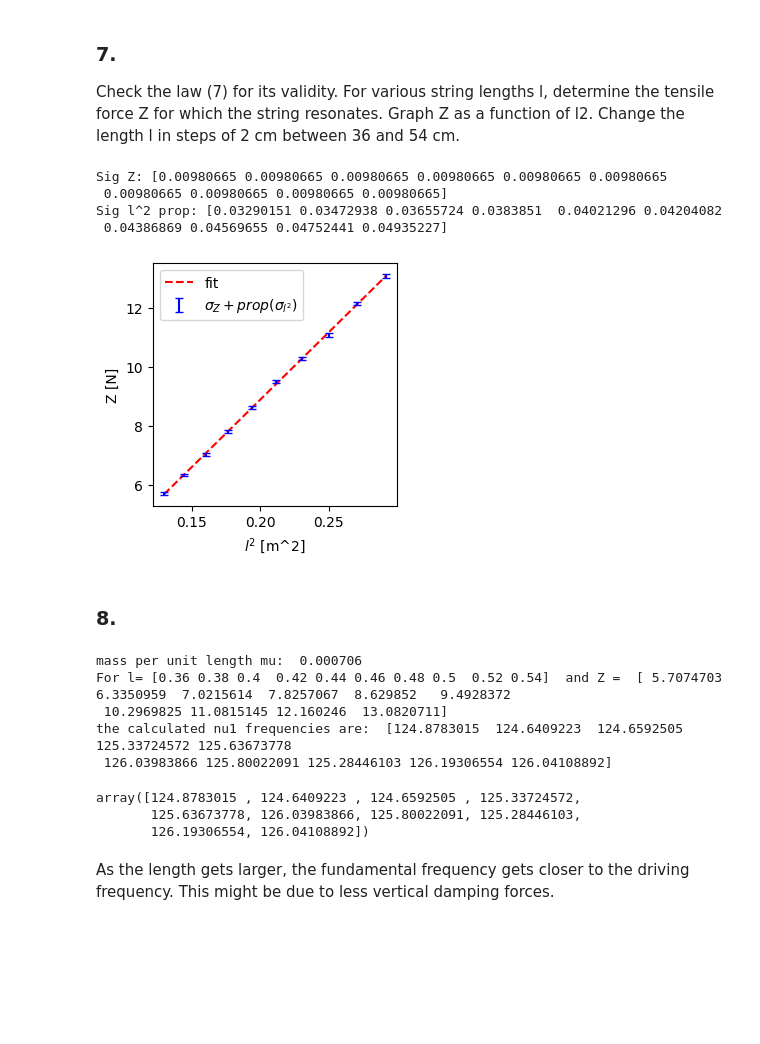
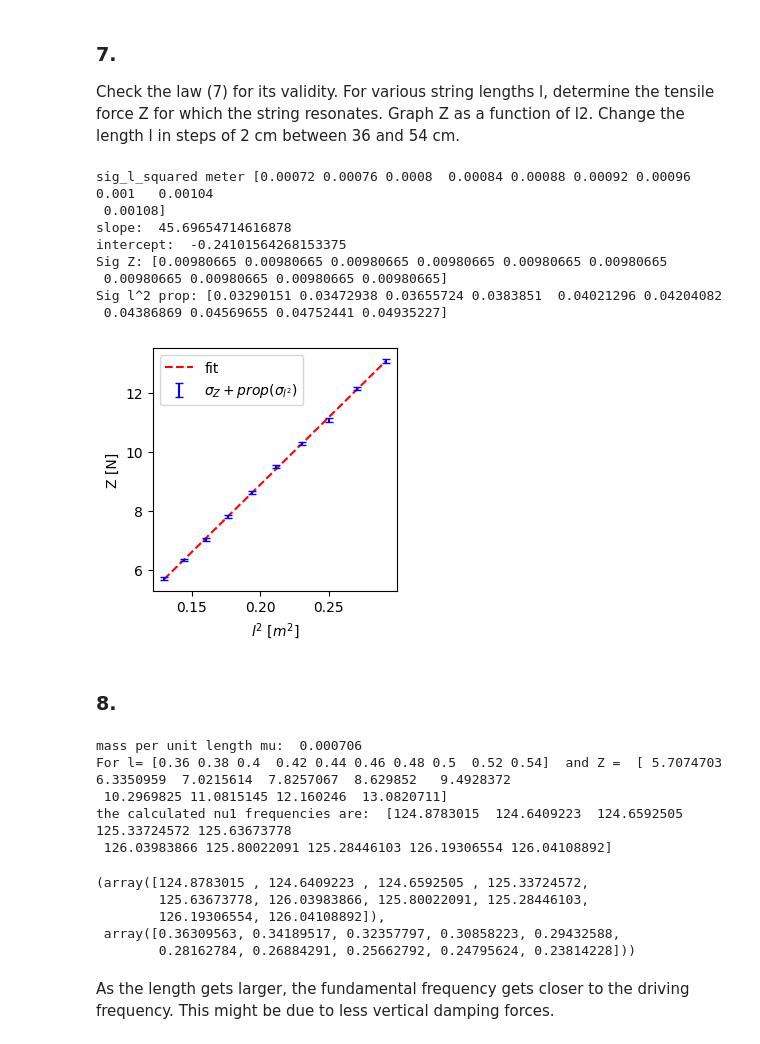
Before and after one commit to dominikrosser/praktikum_p1, a Jupyter notebook: 04-Saite/saite.ipynb, the cells around one changed output. Cells and saved outputs as stored; diff of their text form; code cells hidden in the pictures; blank space fills up the shorter version.

```diff
--- a/04-Saite/saite.ipynb
+++ b/04-Saite/saite.ipynb
@@ -158,47 +161,61 @@ function of l2. Change the length l in steps of
 2 cm between 36 and 54 cm.
 # %%
 length_7_cm, resonance_mass_7_grams_without200gr = np.genfromtxt(os.path.join(os.getcwd(), "7_lengths_resonanceMass.csv"), delimiter=',', skip_header=1, unpack=True)
+np.savetxt('out_l_cm.csv', [length_7_cm], delimiter=',', fmt='%.0f')
 mass_7_grams = resonance_mass_7_grams_without200gr + 200
+np.savetxt('out_mass_grams.csv', [mass_7_grams], delimiter=',', fmt='%.0f')
 
 length_7_m = length_7_cm / 100
 mass_7_kg = mass_7_grams / 1000
 Z_7_kg, Z_7_kg_sig = calc_Z_of_m_grams(mass_7_grams)
+np.savetxt('out_Zkg_Zsigkg.csv', [Z_7_kg, Z_7_kg_sig], delimiter=',', fmt='%.2f')
 
 length_7_squared_m = np.square(length_7_m)
 
 sig_l_cm = 0.1 # cm
 sig_l_m = sig_l_cm / 100
 sig_l_squared_m = np.sqrt(np.square(sig_l_m)*np.square(2*length_7_m))
+print("sig_l_squared meter", sig_l_squared_m)
+sig_l_squared_cm_squared = sig_l_squared_m * 10000
+np.savetxt('out_sig_l_squared_cm_squared.csv', [sig_l_squared_cm_squared], delimiter=',', fmt='%.1f')
 # Helper function
 import matplotlib.pyplot as plt
 from scipy.stats import linregress
 def errorbar_plot_Z_of_l_squared(l_squared, Z, sig_Z):
     slope, intercept, rvalue, pvalue, sevalue = scipy.stats.linregress(l_squared, Z)
+    print("slope: ", slope)
+    print("intercept: ", intercept)
     x_axis_spaced = np.linspace(np.min(l_squared), np.max(l_squared), 10)
     sigprop = np.sqrt(np.square(sig_l_squared_m)*np.square(slope))
     print("Sig Z:", sig_Z)
     print("Sig l^2 prop:", sigprop)
     x, y = l_squared, Z
     sig = sig_Z + sigprop
     cm = 1/2.54
     fig, ax = plt.subplots(1,1,figsize=(8*cm, 8*cm))
     #ax.plot(x,y,linestyle='-', color='red')
     ax.plot(x_axis_spaced, slope*x_axis_spaced + intercept, 'r--', label='fit')
     ax.errorbar(x, y, yerr=sig, linestyle='', color='blue', capsize=3, label=r'$\sigma_{Z} + prop(\sigma_{l^2})$')
-    ax.set_xlabel(r'$l^2$ [m^2]')
+    ax.set_xlabel(r'$l^2$ [$m^2$]')
     ax.set_ylabel('Z [N]')
     #ax.set_xlim([-1,1])
     #ax.set_ylim([-4,4])
     ax.legend(loc='upper left')
     plt.show()
 
 errorbar_plot_Z_of_l_squared(length_7_squared_m, Z_7_kg, Z_7_kg_sig)
+
+np.savetxt('out_l_squared_msquared.csv', [length_7_squared_m], delimiter=',', fmt='%.2f')
 # %% [output]
+sig_l_squared meter [0.00072 0.00076 0.0008  0.00084 0.00088 0.00092 0.00096 0.001   0.00104
+ 0.00108]
+slope:  45.69654714616878
+intercept:  -0.24101564268153375
 Sig Z: [0.00980665 0.00980665 0.00980665 0.00980665 0.00980665 0.00980665
  0.00980665 0.00980665 0.00980665 0.00980665]
 Sig l^2 prop: [0.03290151 0.03472938 0.03655724 0.0383851  0.04021296 0.04204082
  0.04386869 0.04569655 0.04752441 0.04935227]
-[figure, old version]
+[figure, new version]
 # %% [markdown]
 ### 8.
 # %%
@@ -209,7 +226,9 @@ def calc_nu1(l, Z):
     nu1 = 1/(2*l)*np.sqrt(Z/mu)
     print("For l=", l, " and Z = ", Z)
     print("the calculated nu1 frequencies are: ", nu1)
-    return nu1
+    nu1_unc = np.sqrt(np.square(sig_l_m)*np.square(np.sqrt(Z/mu)*(1/2)*(-1)/(np.square(l))) + np.square(Z_7_kg_sig)*np.square(1/(4*l*np.sqrt(mu*Z))))
+    np.savetxt('out_nu1_nu1unc.csv', [nu1, nu1_unc], delimiter=',', fmt='%.1f')
+    return nu1, nu1_unc
 
 calc_nu1(length_7_m, Z_7_kg)
 # %% [output]
@@ -218,9 +237,11 @@ For l= [0.36 0.38 0.4  0.42 0.44 0.46 0.48 0.5  0.52 0.54]  and Z =  [ 5.7074703
  10.2969825 11.0815145 12.160246  13.0820711]
 the calculated nu1 frequencies are:  [124.8783015  124.6409223  124.6592505  125.33724572 125.63673778
  126.03983866 125.80022091 125.28446103 126.19306554 126.04108892]
-array([124.8783015 , 124.6409223 , 124.6592505 , 125.33724572,
-       125.63673778, 126.03983866, 125.80022091, 125.28446103,
-       126.19306554, 126.04108892])
+(array([124.8783015 , 124.6409223 , 124.6592505 , 125.33724572,
+        125.63673778, 126.03983866, 125.80022091, 125.28446103,
+        126.19306554, 126.04108892]),
+ array([0.36309563, 0.34189517, 0.32357797, 0.30858223, 0.29432588,
+        0.28162784, 0.26884291, 0.25662792, 0.24795624, 0.23814228]))
 # %% [markdown]
 As the length gets larger, the fundamental frequency gets closer to the driving frequency.
 This might be due to less vertical damping forces.
```
Also changed, not shown: parts of 1 cell of this notebook, 7 other files.
